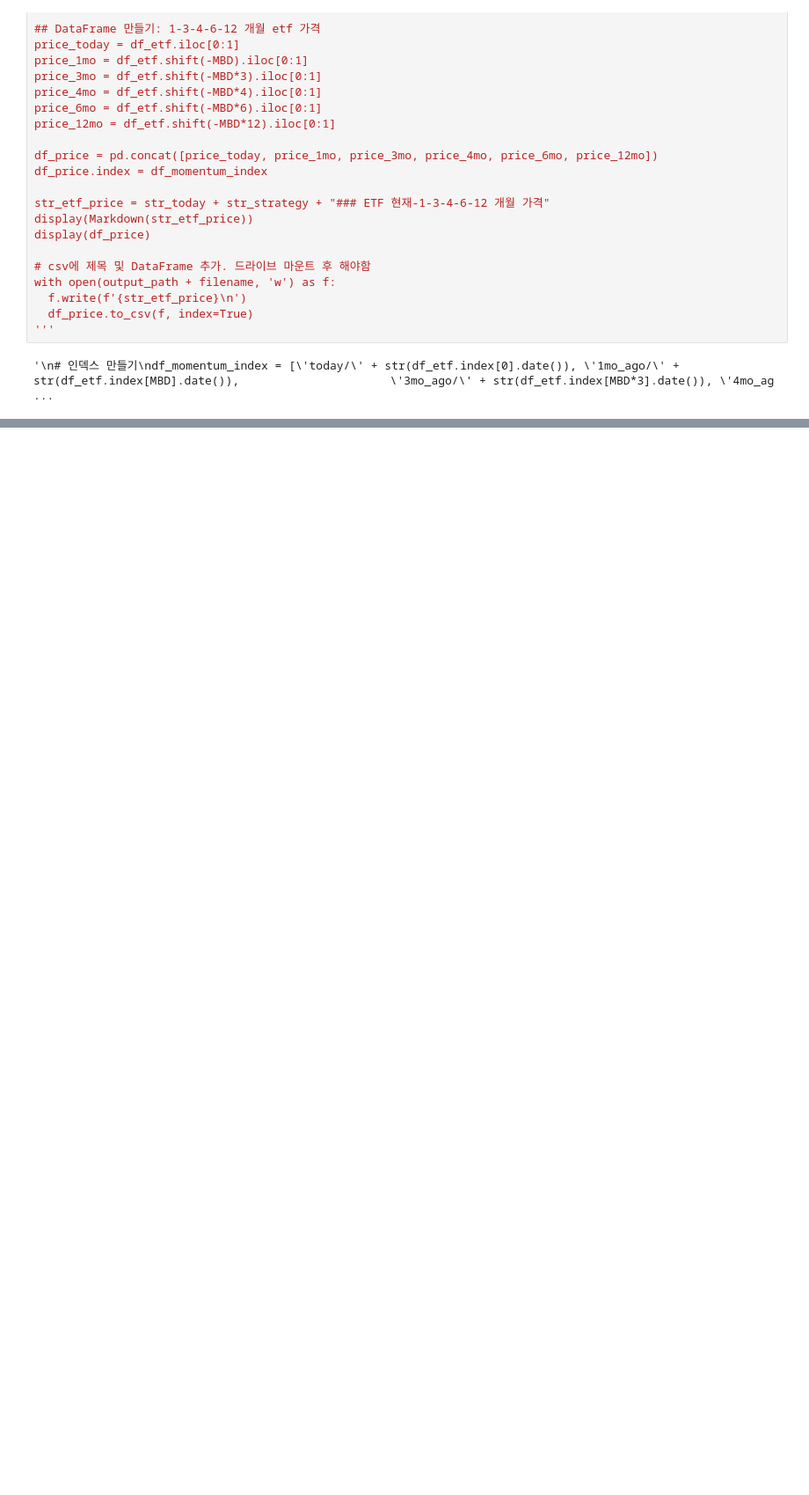
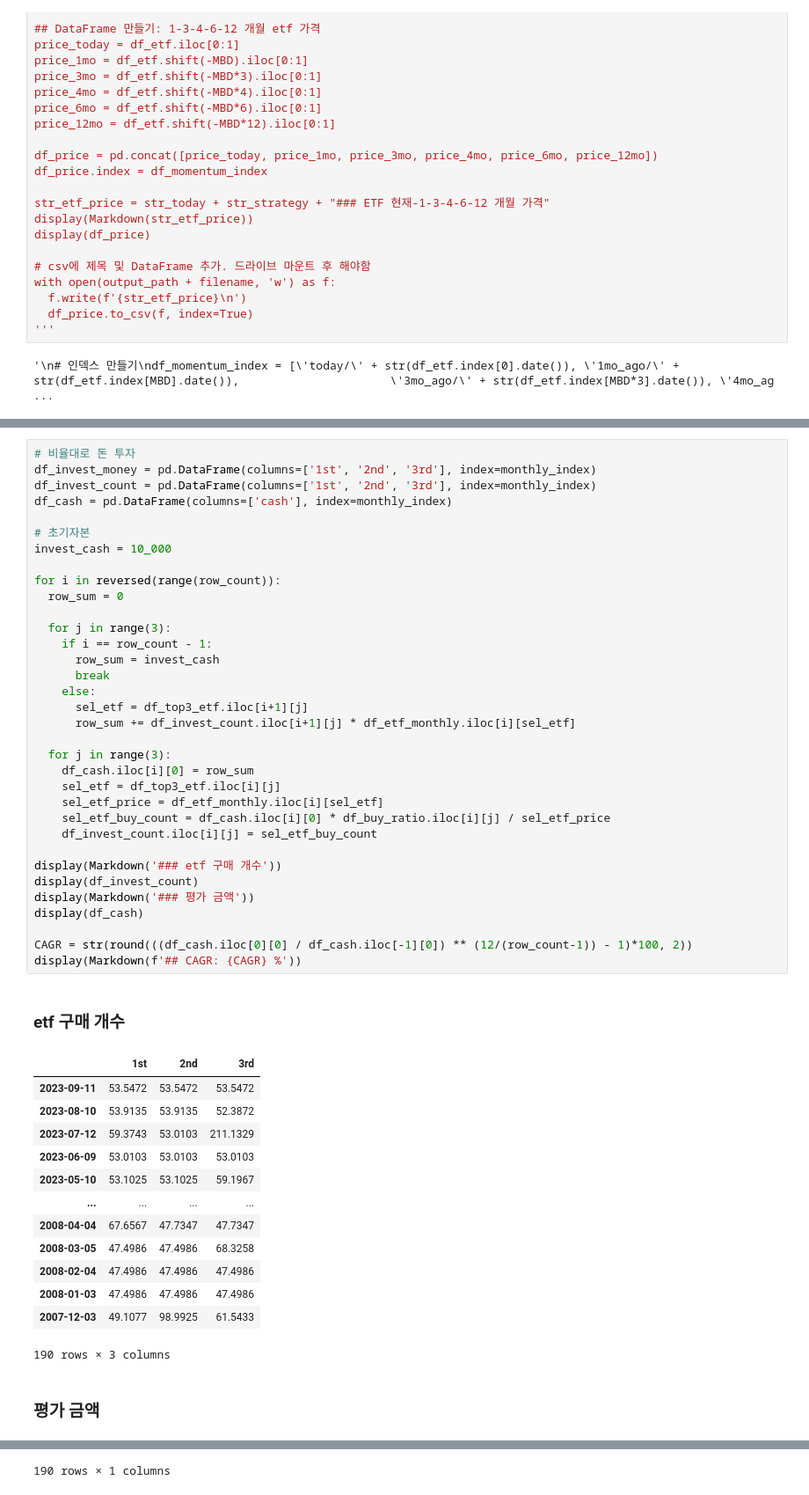
Before and after one commit to jongkwangyun/quant, a Jupyter notebook: 백테스트_동적자산배분_FAA.ipynb, the cells around one changed output, grey strips where cells are left out. Shown: that part at 88% size. Drawn from its saved outputs; the diff is of its cells as text; blank space fills up the shorter version.

```diff
--- a/백테스트_동적자산배분_FAA.ipynb
+++ b/백테스트_동적자산배분_FAA.ipynb
@@ -357,0 +433,50 @@ Length: 190, dtype: object
+# %%
+# 비율대로 돈 투자
+df_invest_money = pd.DataFrame(columns=['1st', '2nd', '3rd'], index=monthly_index)
+df_invest_count = pd.DataFrame(columns=['1st', '2nd', '3rd'], index=monthly_index)
+df_cash = pd.DataFrame(columns=['cash'], index=monthly_index)
+
+# 초기자본
+invest_cash = 10_000
+
+for i in reversed(range(row_count)):
+  row_sum = 0
+
+  for j in range(3):
+    if i == row_count - 1:
+      row_sum = invest_cash
+      break
+    else:
+      sel_etf = df_top3_etf.iloc[i+1][j]
+      row_sum += df_invest_count.iloc[i+1][j] * df_etf_monthly.iloc[i][sel_etf]
+
+  for j in range(3):
+    df_cash.iloc[i][0] = row_sum
+    sel_etf = df_top3_etf.iloc[i][j]
+    sel_etf_price = df_etf_monthly.iloc[i][sel_etf]
+    sel_etf_buy_count = df_cash.iloc[i][0] * df_buy_ratio.iloc[i][j] / sel_etf_price
+    df_invest_count.iloc[i][j] = sel_etf_buy_count
+
+display(Markdown('### etf 구매 개수'))
+display(df_invest_count)
+display(Markdown('### 평가 금액'))
+display(df_cash)
+
+CAGR = str(round(((df_cash.iloc[0][0] / df_cash.iloc[-1][0]) ** (12/(row_count-1)) - 1)*100, 2))
+display(Markdown(f'## CAGR: {CAGR} %'))
+# %% [output]
+### etf 구매 개수
+|  | 1st | 2nd | 3rd |
+| 2023-09-11 | 53.5472 | 53.5472 | 53.5472 |
+| 2023-08-10 | 53.9135 | 53.9135 | 52.3872 |
+| 2023-07-12 | 59.3743 | 53.0103 | 211.1329 |
+| 2023-06-09 | 53.0103 | 53.0103 | 53.0103 |
+| 2023-05-10 | 53.1025 | 53.1025 | 59.1967 |
+| ... | ... | ... | ... |
+| 2008-04-04 | 67.6567 | 47.7347 | 47.7347 |
+| 2008-03-05 | 47.4986 | 47.4986 | 68.3258 |
+| 2008-02-04 | 47.4986 | 47.4986 | 47.4986 |
+| 2008-01-03 | 47.4986 | 47.4986 | 47.4986 |
+| 2007-12-03 | 49.1077 | 98.9925 | 61.5433 |
+190 rows × 3 columns
+### 평가 금액
@@ -357,0 +495 @@ Length: 190, dtype: object
+190 rows × 1 columns
```
Also changed, not shown: parts of 11 cells of this notebook.
